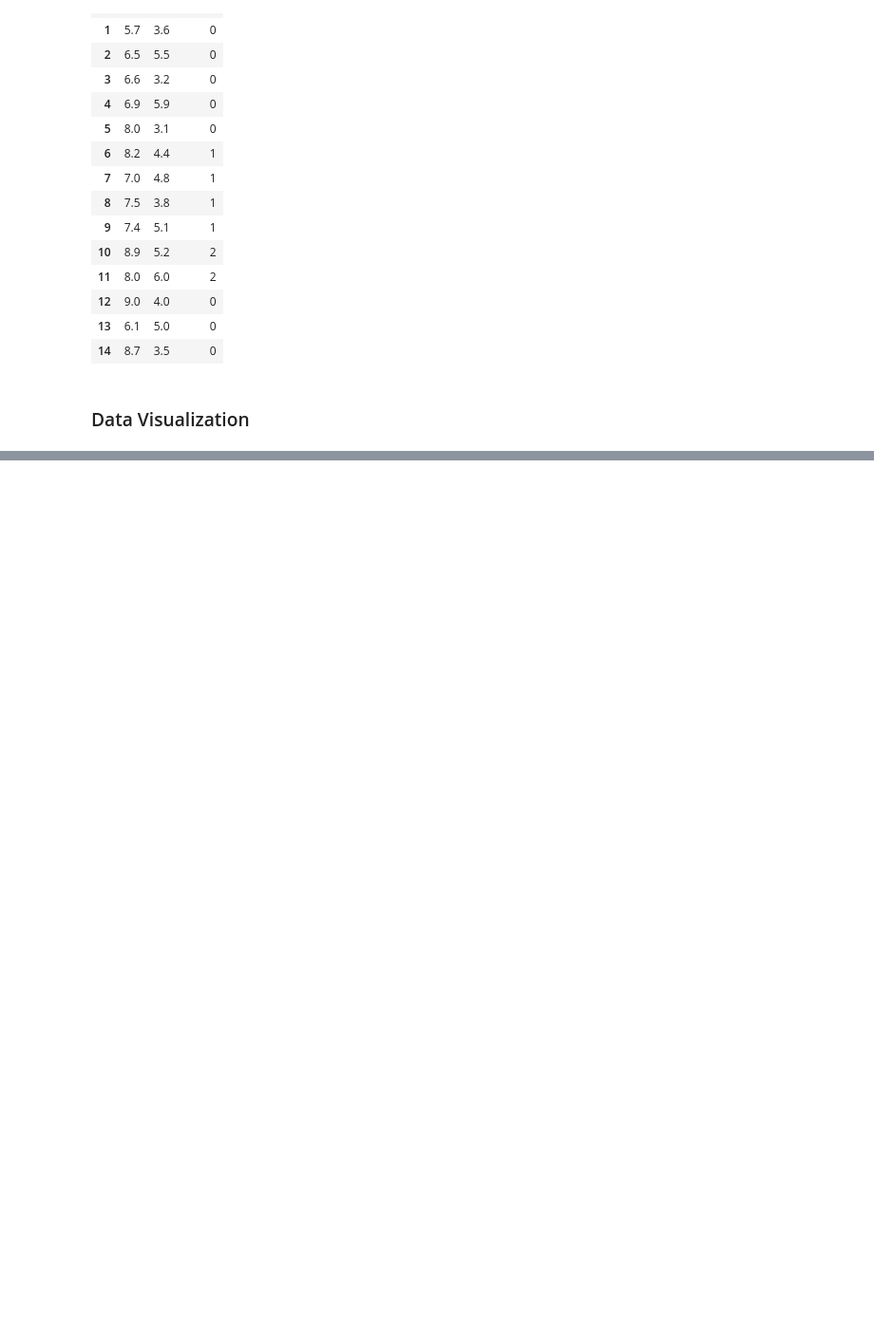
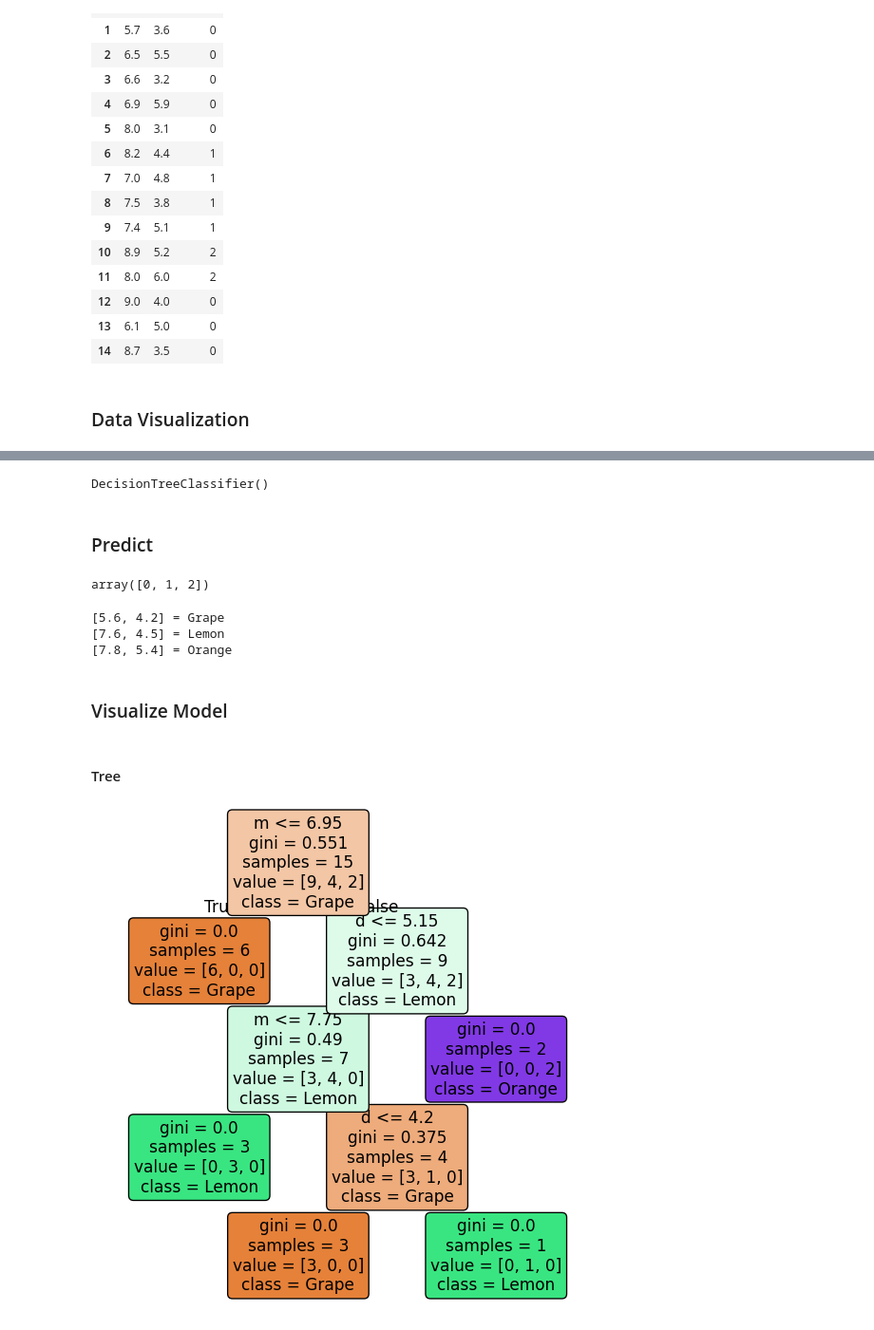
Before and after one commit to Nont18/Deep-learning-coding, a Jupyter notebook: deep_learning/ch08_3class_2feature.ipynb, the cells around one changed output, grey strips where cells are left out. Shown at 95% size. Drawn from its saved outputs; the diff is of its cells as text; code cells hidden in the pictures; blank space fills up the shorter version.

```diff
--- a/deep_learning/ch08_3class_2feature.ipynb
+++ b/deep_learning/ch08_3class_2feature.ipynb
@@ -33,0 +43,3 @@ df
+# %%
+X =df.drop(['target'], axis=1)
+X.head()
@@ -33,0 +53,3 @@ df
+# %%
+y = df.target
+y
@@ -33,0 +75,42 @@ df
+# %%
+model = DecisionTreeClassifier()
+model.fit(X, y)
+# %% [output]
+DecisionTreeClassifier()
+# %%
+fruit_classes = ['Grape', 'Lemon', 'Orange']
+# %% [markdown]
+### Predict
+# %%
+X_input = [[5.6,4.2],
+[7.6,4.5],
+[7.8,5.4]]
+y_predict = model.predict(X_input)
+y_predict
+# %% [output]
+array([0, 1, 2])
+# %%
+for i, k in enumerate(y_predict):
+    print(f"{X_input[i]} = {fruit_classes[k]}")
+# %% [output]
+[5.6, 4.2] = Grape
+[7.6, 4.5] = Lemon
+[7.8, 5.4] = Orange
+# %% [markdown]
+### Visualize Model
+# %% [markdown]
+#### Tree
+# %%
+from sklearn.tree import plot_tree
+
+data_feature_names = ['m', 'd']
+plt.subplots(nrows=1, ncols=1, figsize=(7,7), dpi=96)
+
+plot_tree(model,
+            filled=True, rounded=True,
+            feature_names=data_feature_names,
+            class_names=fruit_classes)
+
+plt.show()
+# %% [output]
+[figure, added]
```
Also changed, not shown: parts of 6 cells of this notebook.
